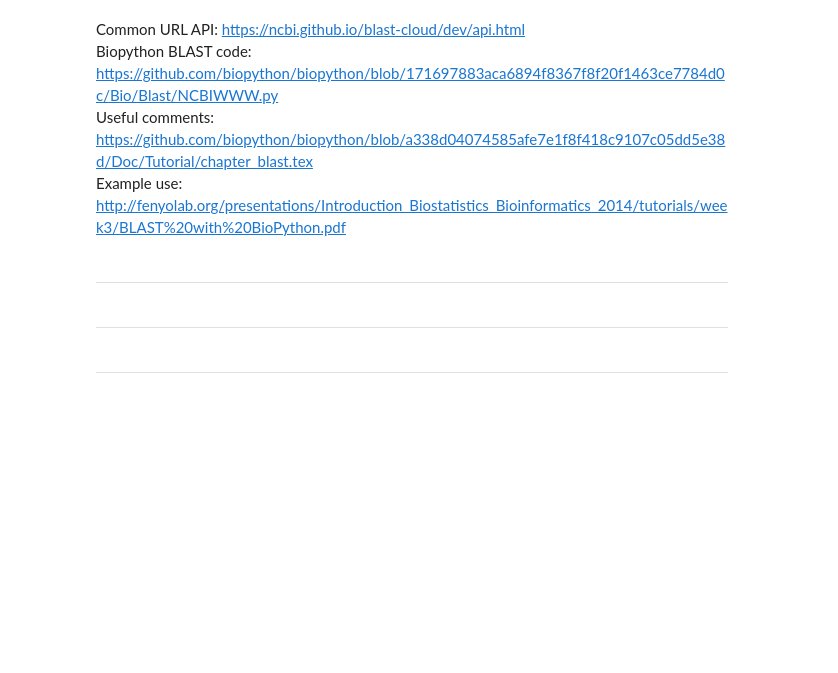
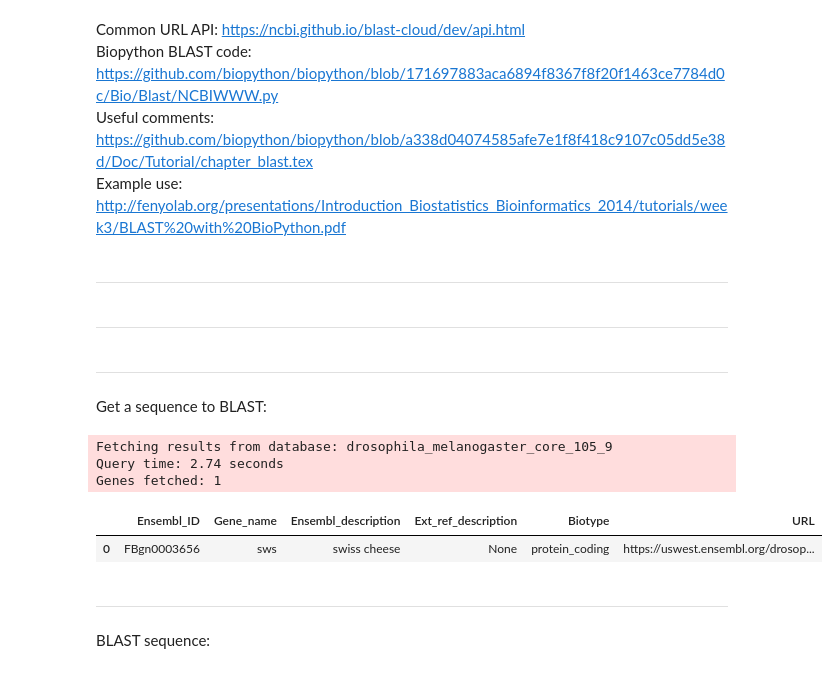
Before and after one commit to pachterlab/gget, a Jupyter notebook: dev_seq_blast_v2.ipynb, the cells around one changed output. Drawn from its saved outputs; the diff is of its cells as text; code cells hidden in the pictures; blank space fills up the shorter version.

Commit message:
Finalized BLAST search

```diff
--- a/dev_seq_blast_v2.ipynb
+++ b/dev_seq_blast_v2.ipynb
@@ -302,3 +308,5 @@ def _parse_qblast_ref_page(handle):
         ) from None
 # %% [markdown]
 ___
+# %% [markdown]
+Get a sequence to BLAST:
@@ -304,0 +315,8 @@ ___
+# %%
+search("swiss cheese", "drosophila")
+# %% [output]
+Fetching results from database: drosophila_melanogaster_core_105_9
+Query time: 2.74 seconds
+Genes fetched: 1
+|  | Ensembl_ID | Gene_name | Ensembl_description | Ext_ref_description | Biotype | URL |
+| 0 | FBgn0003656 | sws | swiss cheese | None | protein_coding | https://uswest.ensembl.org/drosop... |
@@ -305,3 +325,7 @@ ___
+# %% [markdown]
+___
+# %% [markdown]
+BLAST sequence:
 # %%
 program = "blastn"
 db = "nt"
```
Also changed, not shown: parts of 7 cells of this notebook, 1 other file.
